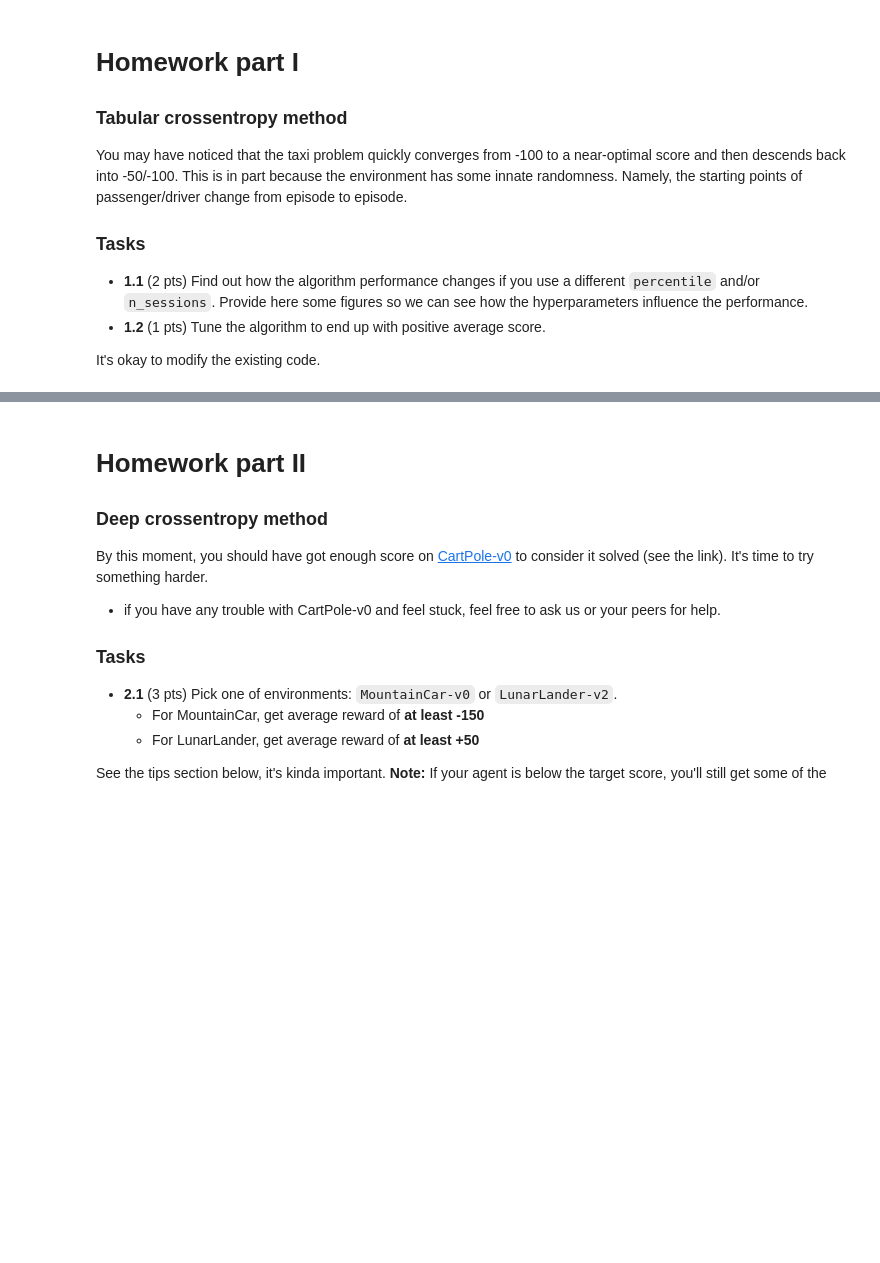
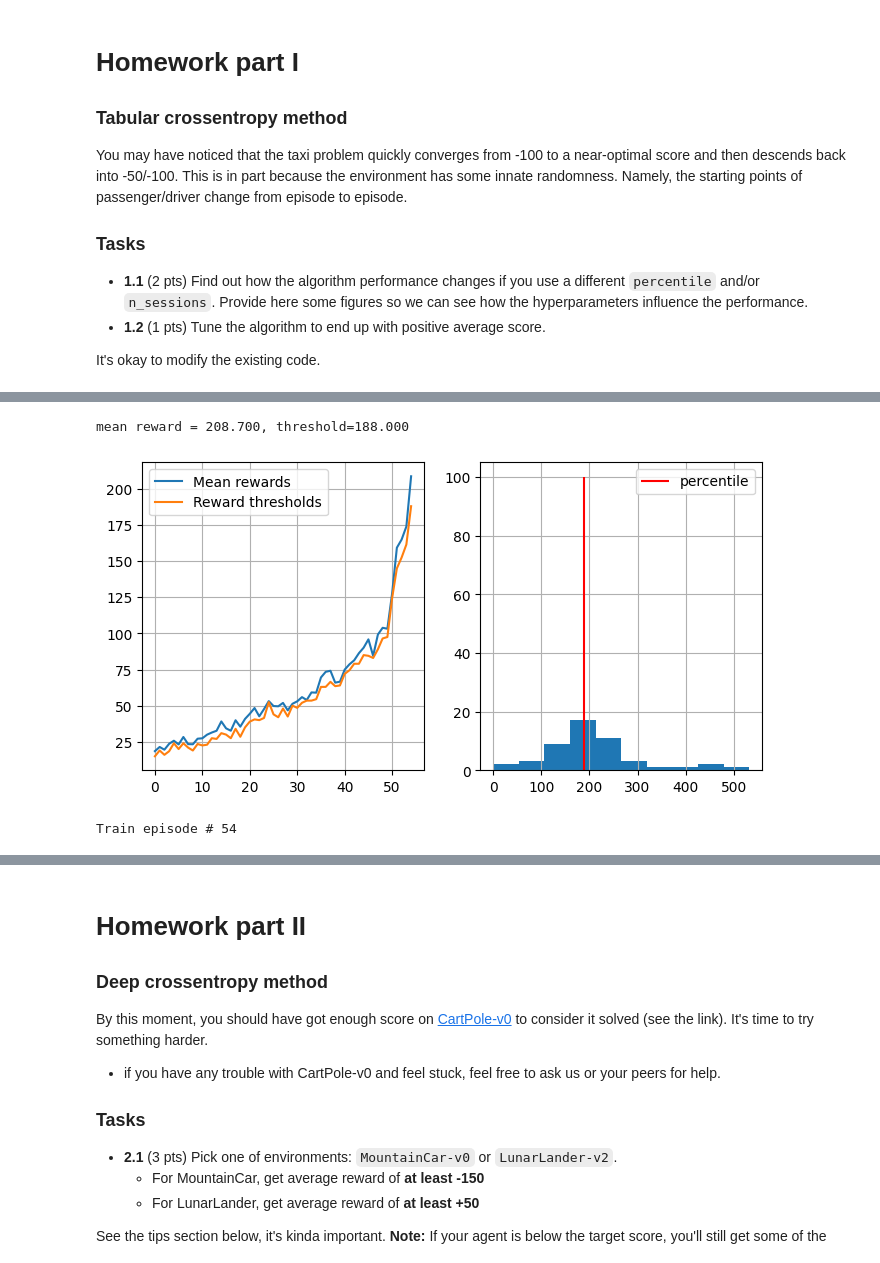
Before and after one commit to goodza/Practical_RL, a Jupyter notebook: week01_intro/deep_crossentropy_method.ipynb, the cells around one changed output, grey strips where cells are left out. Cells and saved outputs as stored; diff of their text form; code cells hidden in the pictures; blank space fills up the shorter version.

```diff
--- a/week01_intro/deep_crossentropy_method.ipynb
+++ b/week01_intro/deep_crossentropy_method.ipynb
@@ -264,0 +297,8 @@ It's okay to modify the existing code.
+# %%
+env.reset()
+agent = init_agent()
+train(env,agent,n_sessions=50,percentile=50)
+# %% [output]
+mean reward = 208.700, threshold=188.000
+[figure, added]
+Train episode # 54
```
Also changed, not shown: parts of 14 cells of this notebook, 2 other files.
